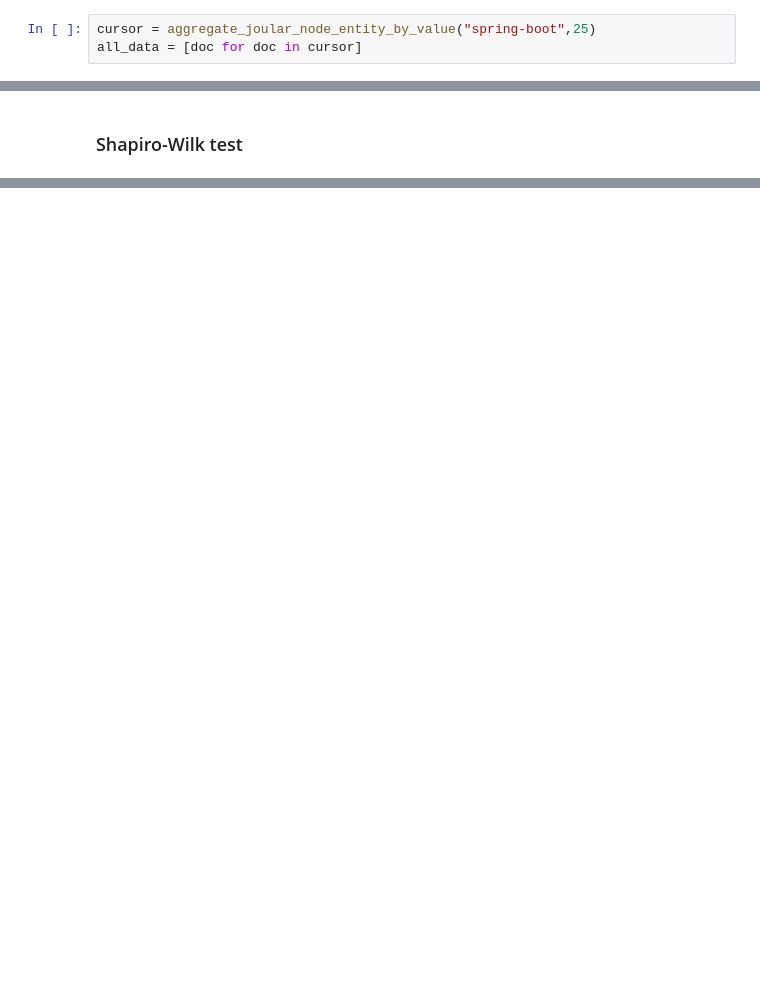
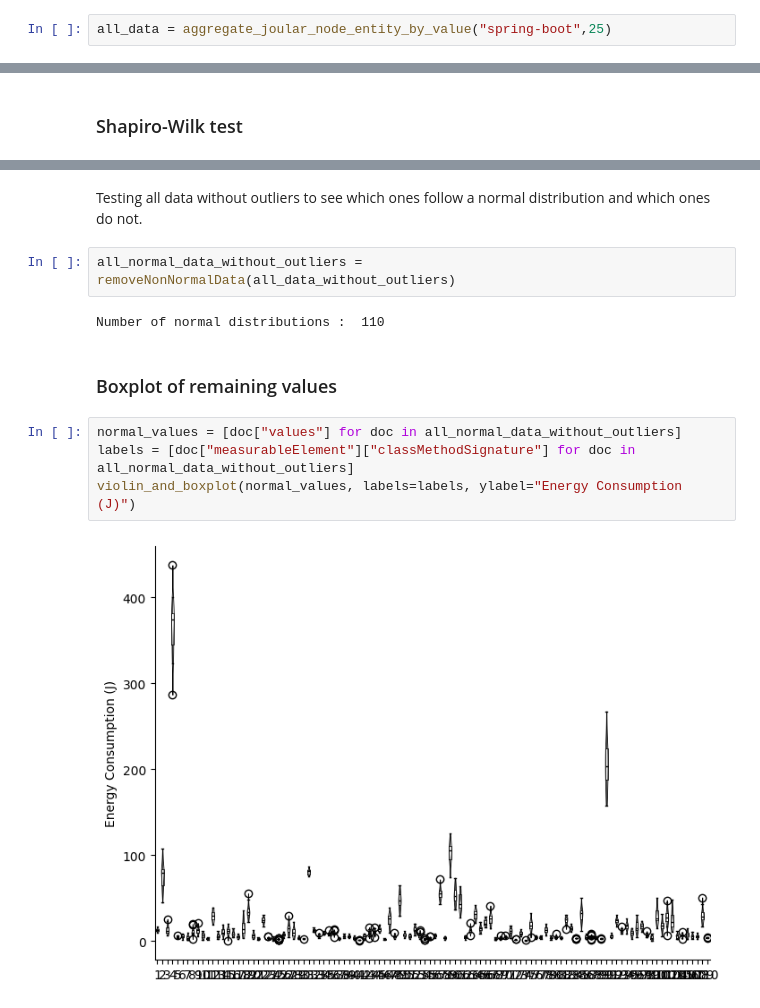
Before and after one commit to JeromeMaquoi/sentinel-notebook, a Jupyter notebook: analysis.ipynb, the cells around one changed output, grey strips where cells are left out. Saved outputs shown, nothing was run; the diff lists cells and outputs as text; blank space fills up the shorter version.

Commit message:
Adding normal verification method

```diff
--- a/analysis.ipynb
+++ b/analysis.ipynb
@@ -8,6 +7,5 @@ import utils2
 importlib.reload(utils2)
 from utils2 import *
 # %%
-cursor = aggregate_joular_node_entity_by_value("spring-boot",25)
-all_data = [doc for doc in cursor]
+all_data = aggregate_joular_node_entity_by_value("spring-boot",25)
 # %% [markdown]
@@ -79,0 +22,14 @@ violin_and_boxplot(non_normal_values)
+# %% [markdown]
+Testing all data without outliers to see which ones follow a normal distribution and which ones do not.
+# %%
+all_normal_data_without_outliers = removeNonNormalData(all_data_without_outliers)
+# %% [output]
+Number of normal distributions :  110
+# %% [markdown]
+### Boxplot of remaining values
+# %%
+normal_values = [doc["values"] for doc in all_normal_data_without_outliers]
+labels = [doc["measurableElement"]["classMethodSignature"] for doc in all_normal_data_without_outliers]
+violin_and_boxplot(normal_values, labels=labels, ylabel="Energy Consumption (J)")
+# %% [output]
+[figure, added]
```
Also changed, not shown: parts of 9 cells of this notebook, 1 other file.
